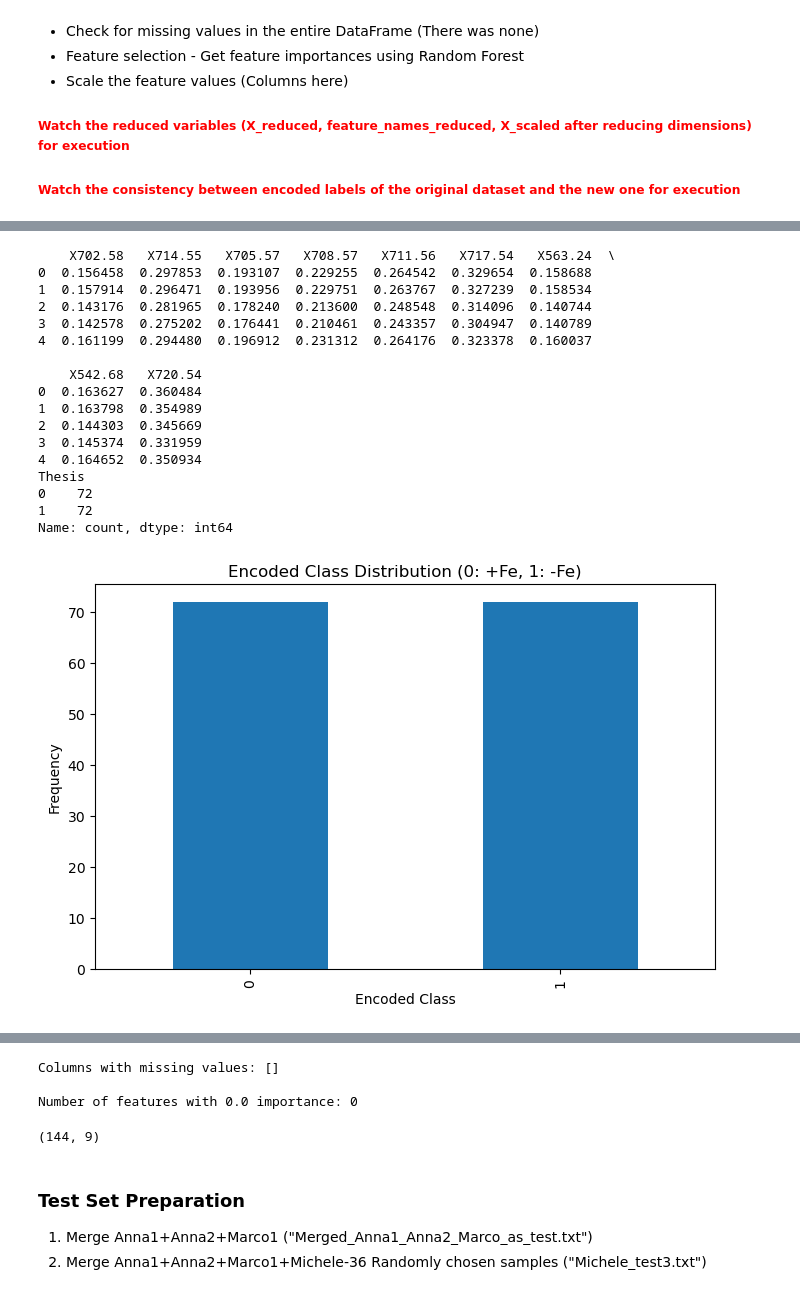
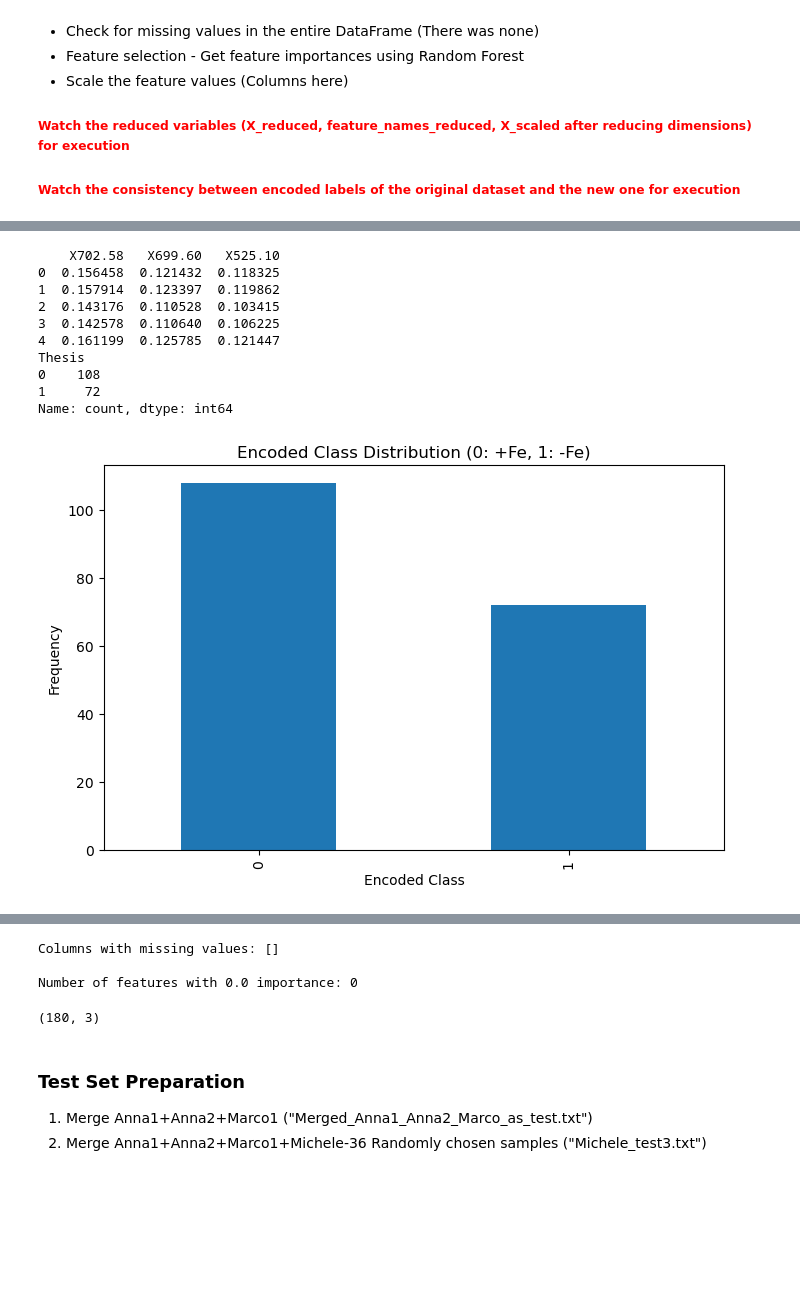
Before and after one commit to hsnvnd/Plant_Lab_Tasks, a Jupyter notebook: Hyperspectral_FeDeficiency_BiClassification/Hyperspectral_FeDeficiency_BiClassification_Merged_datasets-New_Index-newTrainSet.ipynb, the cells around one changed output, grey strips where cells are left out. Drawn from its saved outputs; the diff is of its cells as text; code cells hidden in the pictures; blank space fills up the shorter version.

```diff
--- a/Hyperspectral_FeDeficiency_BiClassification/Hyperspectral_FeDeficiency_BiClassification_Merged_datasets-New_Index-newTrainSet.ipynb
+++ b/Hyperspectral_FeDeficiency_BiClassification/Hyperspectral_FeDeficiency_BiClassification_Merged_datasets-New_Index-newTrainSet.ipynb
@@ -75,7 +77,7 @@ df_remaining.to_csv("Michele_test3.txt", sep="\t", index=False)
 # data = pd.read_csv('Dati_HIS_Serra_Cs_Hv_Sl_Zm_no_Fe.txt', delimiter='\t')
 # *********** Phase 3 ************
 # Load the "original dataset + 36_Randomly_chosen_Michele_samples"
-# data = pd.read_csv('Dati_HIS_Serra_Cs_Hv_Sl_Zm_no_Fe_add36_randomly.txt', delimiter='\t')
+data = pd.read_csv('Dati_HIS_Serra_Cs_Hv_Sl_Zm_no_Fe_add36_randomly.txt', delimiter='\t')
 # Step 2: Preprocess the data
 # Drop the 'leaf' column
 data = data.drop(columns=['Leaf'])
@@ -99,13 +101,13 @@ data = data.drop(columns=['Leaf'])
 
 #### SHAP FEATURES EXTRACTED WHEN TRIMMED WAVELENGTHS WERE CONSIDERED ####
     ### Phase 1's wavelenghs ###
-# 😎😎😎😎😎😎 new line, 3) select only important Wavelengths introduced by SHAP, Remove "reduced-related" codes for these states
+# 3) select only important Wavelengths introduced by SHAP, Remove "reduced-related" codes for these states
 # For Merged Dataset, All Features, LogisticRegression
 # desired_columns = ['X714.55', 'X717.54', 'X711.56', 'X720.54', 'X708.57', 'X723.53', 'X726.53', 'X729.53', 'X819.95']
 # For Merged Dataset, Some Features, Logistic Regression
 # desired_columns = ['X714.55', 'X753.55', 'X717.54', 'X756.56', 'X711.56', 'X708.57', 'X705.57', 'X720.54', 'X807.84']
 # For Merged Dataset, All Features, Random Forest
-desired_columns = ['X702.58', 'X714.55', 'X705.57', 'X708.57', 'X711.56', 'X717.54', 'X563.24', 'X542.68', 'X720.54']
+# desired_columns = ['X702.58', 'X714.55', 'X705.57', 'X708.57', 'X711.56', 'X717.54', 'X563.24', 'X542.68', 'X720.54']
 # For Merged Dataset, Some Features, Random Forest
 #desired_columns = ['X711.56', 'X717.54', 'X708.57', 'X539.75', 'X545.62', 'X702.58', 'X648.95', 'X554.43','X563.24']
 
@@ -116,7 +118,13 @@ desired_columns = ['X702.58', 'X714.55', 'X705.57', 'X708.57', 'X711.56', 'X717.
 ### All Features, Random Forest
 # desired_columns = ['X542.68', 'X708.57', 'X560.30', 'X525.10', 'X545.62', 'X557.36', 'X696.61', 'X702.58', 'X801.79']
 
-#### New Ablation Test ----> Phase 3's wavelenghs###
+# 😎😎😎😎😎😎 new line, phase 3
+# LogisticRegression
+# desired_columns =['X723.53','X720.54','X726.53','X501.72','X504.64', 'X929.68', 'X507.56', 'X498.80', 'X449.35']
+# Random Forest
+# desired_columns = ['X702.58', 'X699.60', 'X714.55', 'X705.57', 'X525.10', 'X708.57','X696.61', 'X711.56','X569.12']
+
+#### Ablation Test ----> Phase 3's wavelenghs###
 # LogisticRegression&Random, Use Top 4
 # desired_columns = ['X723.53','X507.56','X720.54','X510.48']
 # RandomForest, Use Top 4
@@ -126,6 +134,16 @@ desired_columns = ['X702.58', 'X714.55', 'X705.57', 'X708.57', 'X711.56', 'X717.
 # LogisticRegression&Random, Use Top unique features
 # desired_columns = ['X542.68', 'X708.57', 'X696.61','X801.79']
 
+# 😎😎😎😎😎😎 new line
+#### New Ablation Test ----> Phase 3's wavelenghs###
+# LogisticRegression, Use Top 4
+# desired_columns=['X723.53', 'X720.54', 'X726.53', 'X501.72']
+# RandomForest, Use Top 4
+# desired_columns=['X702.58', 'X699.60', 'X714.55', 'X705.57']
+# LogisticRegression, Use Top unique features
+# desired_columns=['X723.53', 'X501.72', 'X929.68', 'X498.80']
+# RandomForest, Use Top unique features
+desired_columns=['X702.58', 'X699.60', 'X525.10']
 
 #### Old Ablation Test ### -----> Not wanted anymore as they preferred more wavelength ranges in the formula
 # For Merged Dataset, All Features, LogisticRegression&Random, Use Top 3 ---> Index1
@@ -179,47 +197,40 @@ plt.xlabel('Encoded Class')
 plt.ylabel('Frequency')
 plt.show()
 
 # Check for missing values --> none
 print(f"Columns with missing values: {data.columns[data.isnull().any()].tolist()}")
 
 # Feature selection ------------------>??
 rf = RandomForestClassifier(n_estimators=15, random_state=42)
 rf.fit(X, y)
 feature_importances = pd.Series(rf.feature_importances_, index=X.columns)
 # Count the number of features with 0.0 importance and print their names
 zero_importance_features = feature_importances[feature_importances == 0.0].index.tolist()
 print(f"\nNumber of features with 0.0 importance: {len(zero_importance_features)}")
 # print("Features with 0.0 importance:", zero_importance_features)
 # print("\nFeature Importances:")
 # print(feature_importances.sort_values(ascending=False))
 # Remove zero importance features from X
 # X_reduced = X.drop(columns=zero_importance_features)
 # feature_names_reduced = X_reduced.columns.tolist()
 # print("\nX_reduced.shape is ", X_reduced.shape)
 # print("\nX_reduced names.shape is ", len(feature_names_reduced))
 # print(feature_names_reduced)
 #Scale the feature/columns values
 scaler = StandardScaler()
 # X_scaled = scaler.fit_transform(X_reduced)
 X_scaled = scaler.fit_transform(X)
 X_scaled.shape
 # %% [output]
-    X702.58   X714.55   X705.57   X708.57   X711.56   X717.54   X563.24  \
-0  0.156458  0.297853  0.193107  0.229255  0.264542  0.329654  0.158688
-1  0.157914  0.296471  0.193956  0.229751  0.263767  0.327239  0.158534
-2  0.143176  0.281965  0.178240  0.213600  0.248548  0.314096  0.140744
-3  0.142578  0.275202  0.176441  0.210461  0.243357  0.304947  0.140789
-4  0.161199  0.294480  0.196912  0.231312  0.264176  0.323378  0.160037
-
-    X542.68   X720.54
-0  0.163627  0.360484
-1  0.163798  0.354989
-2  0.144303  0.345669
-3  0.145374  0.331959
-4  0.164652  0.350934
+    X702.58   X699.60   X525.10
+0  0.156458  0.121432  0.118325
+1  0.157914  0.123397  0.119862
+2  0.143176  0.110528  0.103415
+3  0.142578  0.110640  0.106225
+4  0.161199  0.125785  0.121447
 Thesis
-0    72
-1    72
+0    108
+1     72
 Name: count, dtype: int64
-[figure, old version]
+[figure, new version]
 Encoded Class Distribution:
@@ -230,7 +241,7 @@ Name: count, dtype: int64
 Columns with missing values: []
 
 Number of features with 0.0 importance: 0
-(144, 9)
+(180, 3)
 # %% [markdown]
 ### Test Set Preparation
 1) Merge Anna1+Anna2+Marco1 ("Merged_Anna1_Anna2_Marco_as_test.txt")
```
Also changed, not shown: parts of 6 cells of this notebook, 4 other files.
